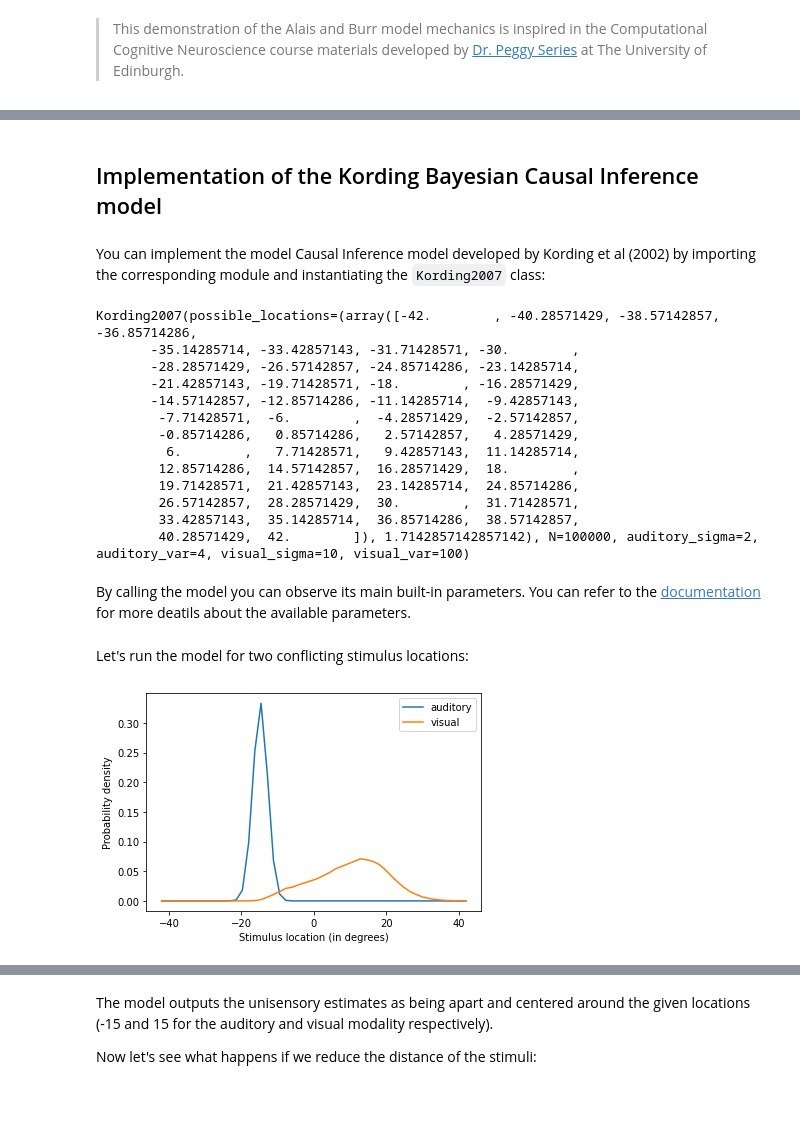
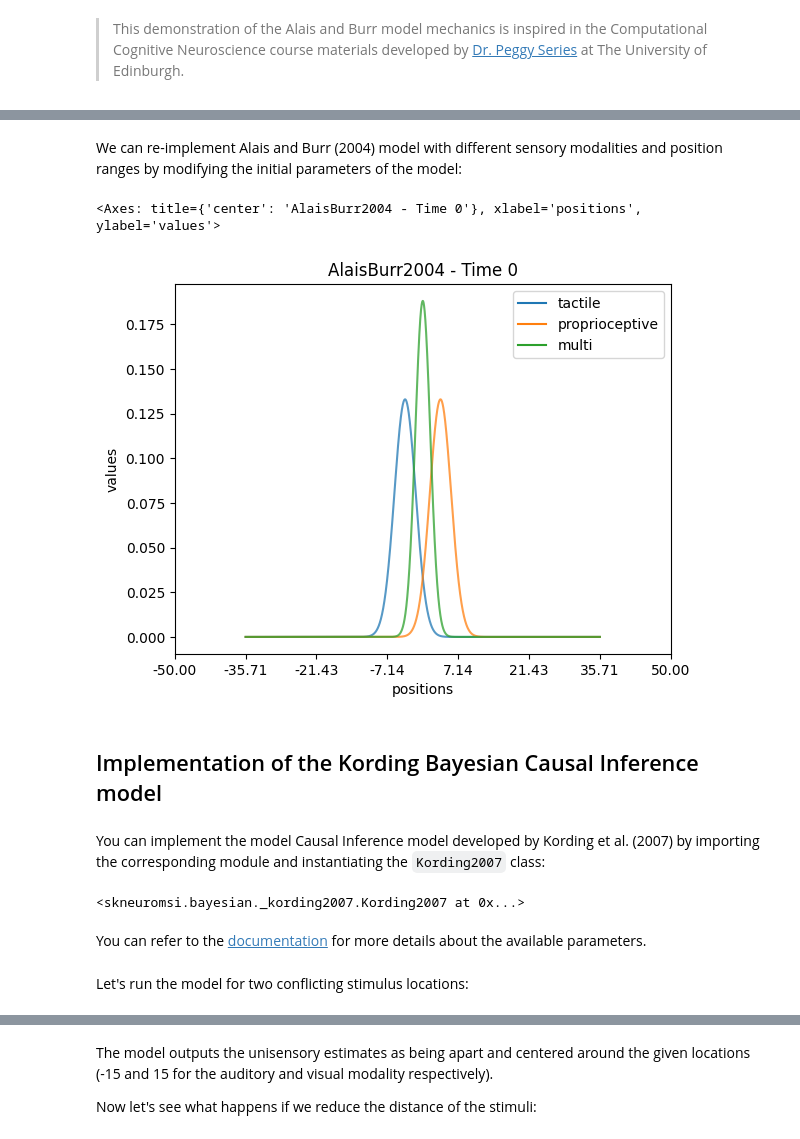
Before and after one commit to renatoparedes/scikit-neuromsi, a Jupyter notebook: docs/source/tutorial.ipynb, the cells around one changed output, grey strips where cells are left out. Cells and saved outputs as stored; diff of their text form; code cells hidden in the pictures; blank space fills up the shorter version.

```diff
--- a/docs/source/tutorial.ipynb
+++ b/docs/source/tutorial.ipynb
@@ -119,39 +129,26 @@ The model mechanics are the same as in the previous section. We'll leave its exp
+# %% [markdown]
+We can re-implement Alais and Burr (2004) model with different sensory modalities and position ranges by modifying the initial parameters of the model:
+# %%
+model = AlaisBurr2004(
+    mode0="tactile", mode1="proprioceptive", position_range=(-50, 50)
+)
+res = model.run()
+res.plot()
+# %% [output]
+<Axes: title={'center': 'AlaisBurr2004 - Time 0'}, xlabel='positions', ylabel='values'>
+[figure, added]
 # %% [markdown]
 ## Implementation of the Kording Bayesian Causal Inference model
 # %% [markdown]
-You can implement the model Causal Inference model developed by Kording et al (2002) by importing the corresponding module and instantiating the `Kording2007` class:
+You can implement the model Causal Inference model developed by Kording et al. (2007) by importing the corresponding module and instantiating the `Kording2007` class:
 # %%
-from skneuromsi.kording2007 import Kording2007
-import matplotlib.pyplot as plt
+from skneuromsi.bayesian import Kording2007
 
-model = Kording2007()
+model = Kording2007(position_range=(-20, 20))
 model
 # %% [output]
-Kording2007(possible_locations=(array([-42.        , -40.28571429, -38.57142857, -36.85714286,
-       -35.14285714, -33.42857143, -31.71428571, -30.        ,
-       -28.28571429, -26.57142857, -24.85714286, -23.14285714,
-       -21.42857143, -19.71428571, -18.        , -16.28571429,
-       -14.57142857, -12.85714286, -11.14285714,  -9.42857143,
-        -7.71428571,  -6.        ,  -4.28571429,  -2.57142857,
-        -0.85714286,   0.85714286,   2.57142857,   4.28571429,
-         6.        ,   7.71428571,   9.42857143,  11.14285714,
-        12.85714286,  14.57142857,  16.28571429,  18.        ,
-        19.71428571,  21.42857143,  23.14285714,  24.85714286,
-        26.57142857,  28.28571429,  30.        ,  31.71428571,
-        33.42857143,  35.14285714,  36.85714286,  38.57142857,
-        40.28571429,  42.        ]), 1.7142857142857142), N=100000, auditory_sigma=2, auditory_var=4, visual_sigma=10, visual_var=100)
+<skneuromsi.bayesian._kording2007.Kording2007 at 0x...>
 # %% [markdown]
-By calling the model you can observe its main built-in parameters. You can refer to the [documentation](https://scikit-neuromsi.readthedocs.io/en/latest/api.html#module-skneuromsi-kording2007) for more deatils about the available parameters.
+You can refer to the [documentation](https://scikit-neuromsi.readthedocs.io/en/latest/api.html#module-skneuromsi-kording2007) for more details about the available parameters.
 # %% [markdown]
 Let's run the model for two conflicting stimulus locations:
-# %%
-res = model.run(auditory_location=-15, visual_location=15)
-
-for k in out:
-    plt.plot(model.possible_locations[0], res[k], label=k)
-plt.legend()
-plt.xlabel("Stimulus location (in degrees)")
-plt.ylabel("Probability density")
-plt.show()
-# %% [output]
-[figure, removed]
```
Also changed, not shown: parts of 38 cells of this notebook, 7 other files.
